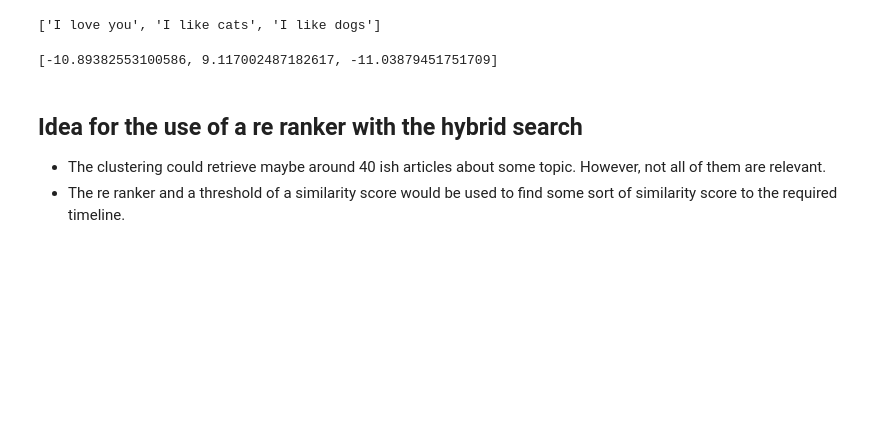
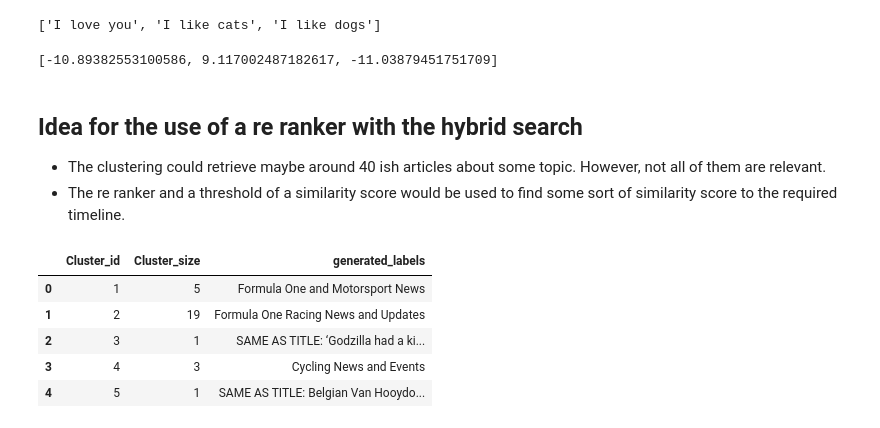
Before and after one commit to mcxraider/sph-timeline-project, a Jupyter notebook: notebooks/hybrid_search.ipynb, the cells around one changed output. Cells and saved outputs as stored; diff of their text form; code cells hidden in the pictures; blank space fills up the shorter version.

Commit message:
feat: clustering with re ranker

```diff
--- a/notebooks/hybrid_search.ipynb
+++ b/notebooks/hybrid_search.ipynb
@@ -407,3 +406,39 @@ ids = [
 #             print(d['_source']['keywords']['body_en']['positionrank']['content'])
 #             print()
 #     i += 1
+# %%
+import pandas as pd
+
+# Sample dictionary
+cluster_dict = {
+    1: {'Cluster_size': 5, 'Cluster_label': 'Formula One and Motorsport News'},
+    2: {'Cluster_size': 19, 'Cluster_label': 'Formula One Racing News and Updates'},
+    3: {'Cluster_size': 1, 'Cluster_label': 'SAME AS TITLE: ‘Godzilla had a kid’: Rogue monitor lizards interrupt Singapore Grand Prix practice session '},
+    4: {'Cluster_size': 3, 'Cluster_label': 'Cycling News and Events'},
+    5: {'Cluster_size': 1, 'Cluster_label': 'SAME AS TITLE: Belgian Van Hooydonck in hospital after car crash'},
+    6: {'Cluster_size': 3, 'Cluster_label': 'Boxing and Fighters'},
+    7: {'Cluster_size': 9, 'Cluster_label': 'Golf News and Updates'},
+    8: {'Cluster_size': 6, 'Cluster_label': 'Ryder Cup and International Golf'},
+    9: {'Cluster_size': 2, 'Cluster_label': 'Golf and Sports Industry Developments'},
+    10: {'Cluster_size': 2, 'Cluster_label': 'Tennis and Security Concerns'},
+    11: {'Cluster_size': 3, 'Cluster_label': 'Tennis players and teams'},
+    12: {'Cluster_size': 29, 'Cluster_label': 'Tennis players and tournaments'}
+}
+
+# Sample DataFrame
+data = {'Cluster_labels': [1, 2, 3, 4, 5, 6, 7, 8, 9, 10, 11, 12]}
+df = pd.DataFrame(data)
+# Creating new columns by mapping the dictionary values
+df['Cluster_size'] = df['Cluster_labels'].map(lambda x: cluster_dict[x]['Cluster_size'])
+df['generated_labels'] = df['Cluster_labels'].map(lambda x: cluster_dict[x]['Cluster_label'])
+df.rename(columns={'Cluster_labels': 'Cluster_id'}, inplace=True)
+
+# Display the updated DataFrame
+df.head()
+# %% [output]
+|  | Cluster_id | Cluster_size | generated_labels |
+| 0 | 1 | 5 | Formula One and Motorsport News |
+| 1 | 2 | 19 | Formula One Racing News and Updates |
+| 2 | 3 | 1 | SAME AS TITLE: ‘Godzilla had a ki... |
+| 3 | 4 | 3 | Cycling News and Events |
+| 4 | 5 | 1 | SAME AS TITLE: Belgian Van Hooydo... |
```
Also changed, not shown: parts of 1 cell of this notebook, 3 other files.
